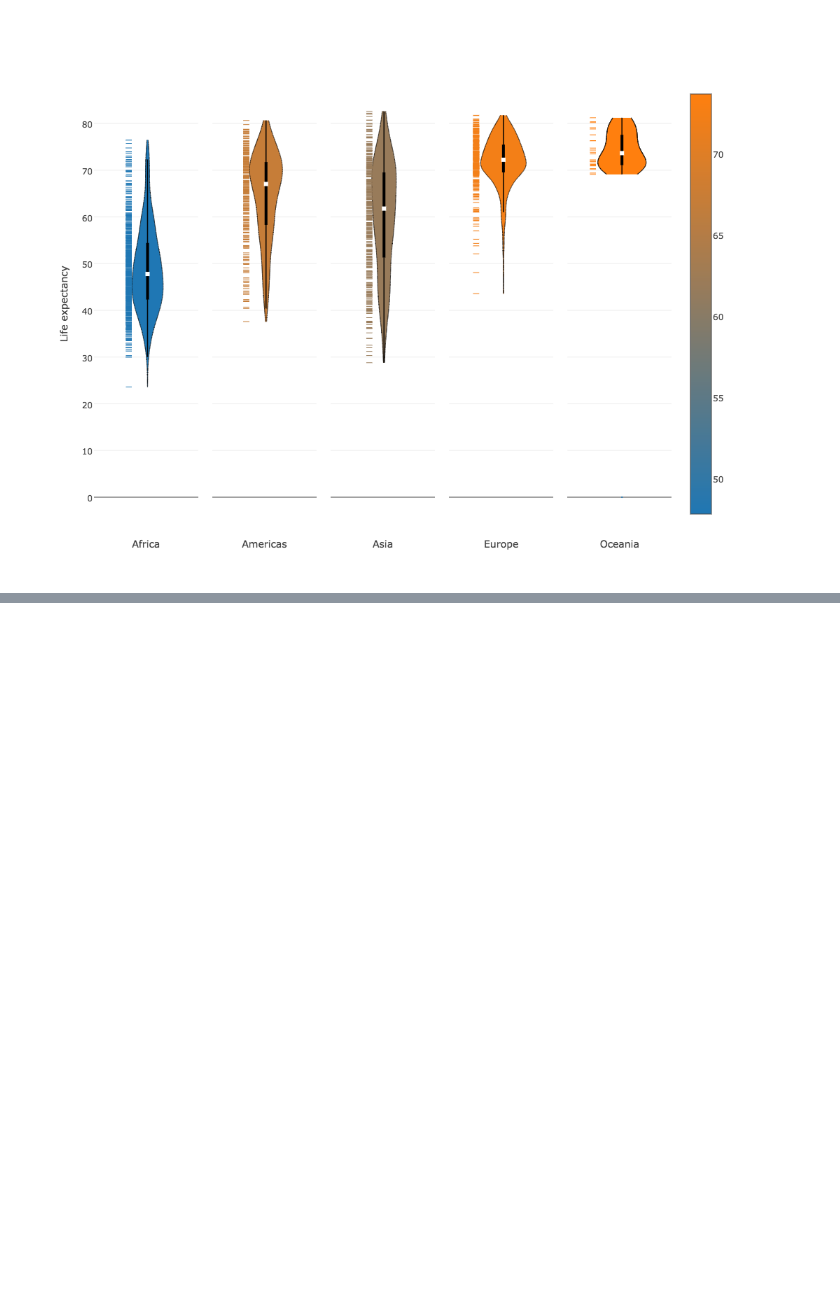
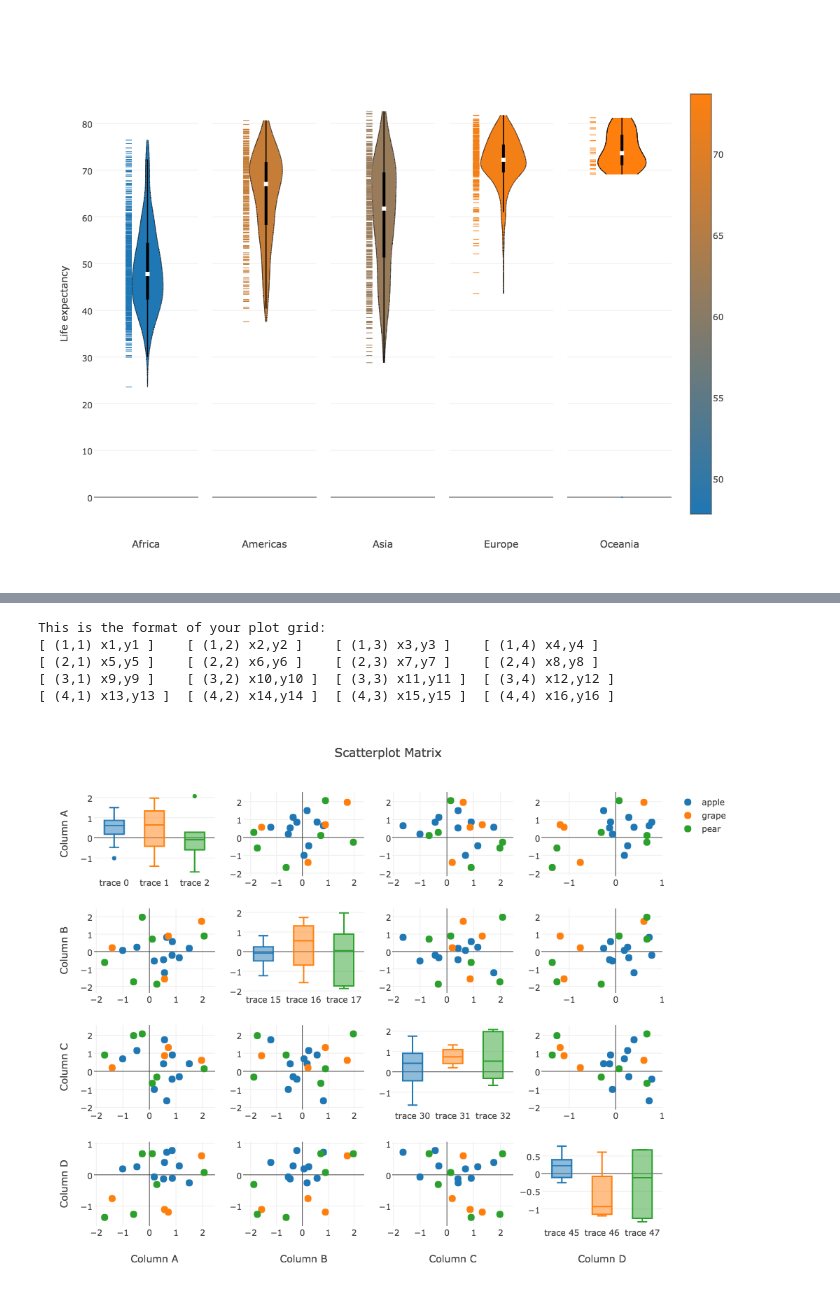
Before and after one commit to hackingmaterials/matminer, a Jupyter notebook: plotly/examples/plotly_examples.ipynb, the cells around one changed output, grey strips where cells are left out. Drawn from its saved outputs; the diff is of its cells as text; code cells hidden in the pictures; blank space fills up the shorter version.

```diff
--- a/plotly/examples/plotly_examples.ipynb
+++ b/plotly/examples/plotly_examples.ipynb
@@ -92,0 +123,12 @@ Image("example_violinplot2.png")
+# %%
+PlotlyPlot(filename='example_scatterplot2.html').scatter_matrix(df_scatter, index_colname='Fruit', diag_kind='box')
+# %% [output]
+This is the format of your plot grid:
+[ (1,1) x1,y1 ]    [ (1,2) x2,y2 ]    [ (1,3) x3,y3 ]    [ (1,4) x4,y4 ]
+[ (2,1) x5,y5 ]    [ (2,2) x6,y6 ]    [ (2,3) x7,y7 ]    [ (2,4) x8,y8 ]
+[ (3,1) x9,y9 ]    [ (3,2) x10,y10 ]  [ (3,3) x11,y11 ]  [ (3,4) x12,y12 ]
+[ (4,1) x13,y13 ]  [ (4,2) x14,y14 ]  [ (4,3) x15,y15 ]  [ (4,4) x16,y16 ]
+# %%
+Image("example_scatterplot2.png")
+# %% [output]
+[figure, added]
```
Also changed, not shown: parts of 5 cells of this notebook, 8 other files.
